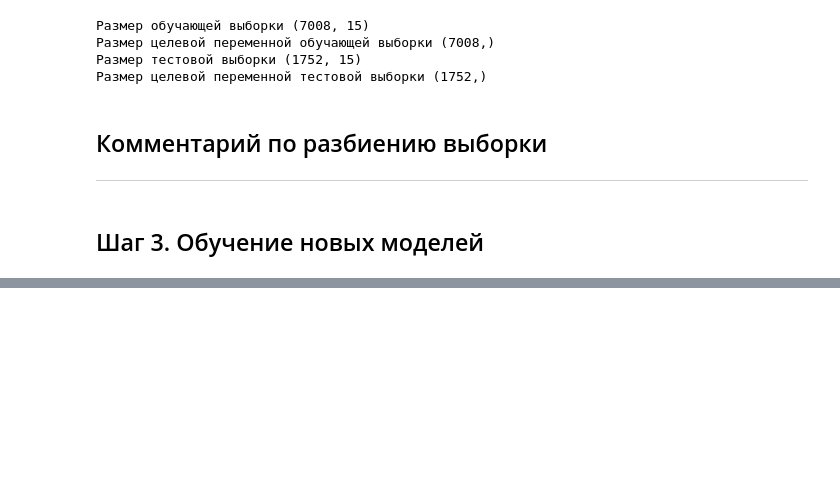
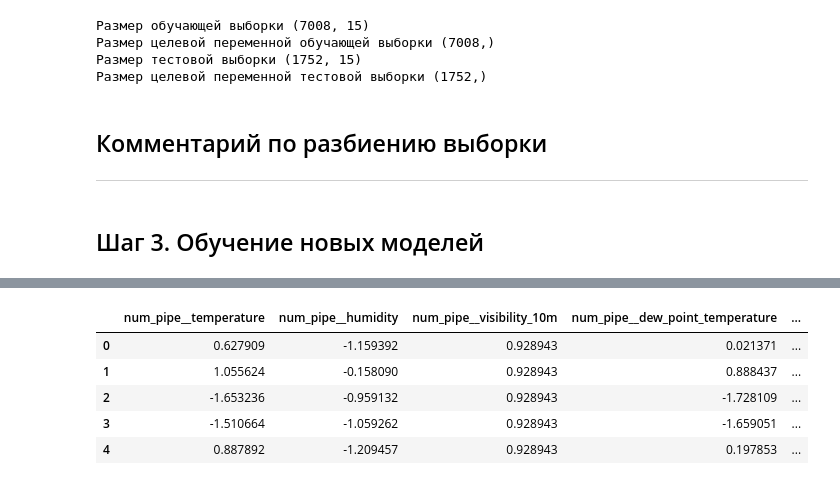
Before and after one commit to TemaQDX/sprint_14_project_bikesouth, a Jupyter notebook: sprint_14_project_bikesouth_Artem_Burov.ipynb, the cells around one changed output, grey strips where cells are left out. Drawn from its saved outputs; the diff is of its cells as text; code cells hidden in the pictures; blank space fills up the shorter version.

```diff
--- a/sprint_14_project_bikesouth_Artem_Burov.ipynb
+++ b/sprint_14_project_bikesouth_Artem_Burov.ipynb
@@ -784,0 +1030,12 @@ ___
+# %%
+X_transformed = preprocessor.fit_transform(X_train_val)
+feature_names = preprocessor.named_steps['imputer'].get_feature_names_out()
+X_transformed_df = pd.DataFrame(X_transformed, columns=feature_names)
+X_transformed_df.head()
+# %% [output]
+|  | num_pipe__temperature | num_pipe__humidity | num_pipe__visibility_10m | num_pipe__dew_point_temperature | ... |
+| 0 | 0.627909 | -1.159392 | 0.928943 | 0.021371 | ... |
+| 1 | 1.055624 | -0.158090 | 0.928943 | 0.888437 | ... |
+| 2 | -1.653236 | -0.959132 | 0.928943 | -1.728109 | ... |
+| 3 | -1.510664 | -1.059262 | 0.928943 | -1.659051 | ... |
+| 4 | 0.887892 | -1.209457 | 0.928943 | 0.197853 | ... |
```
Also changed, not shown: parts of 13 cells of this notebook.
